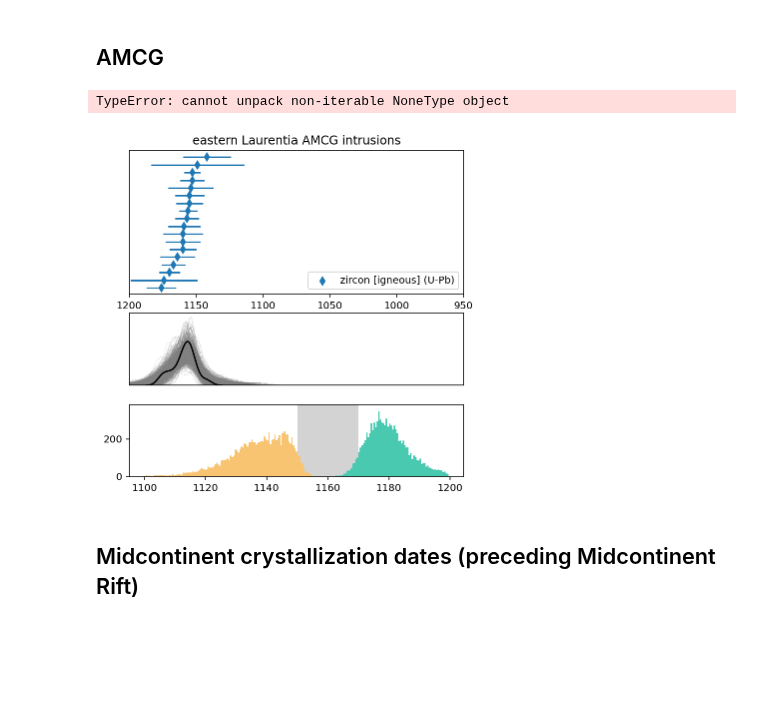
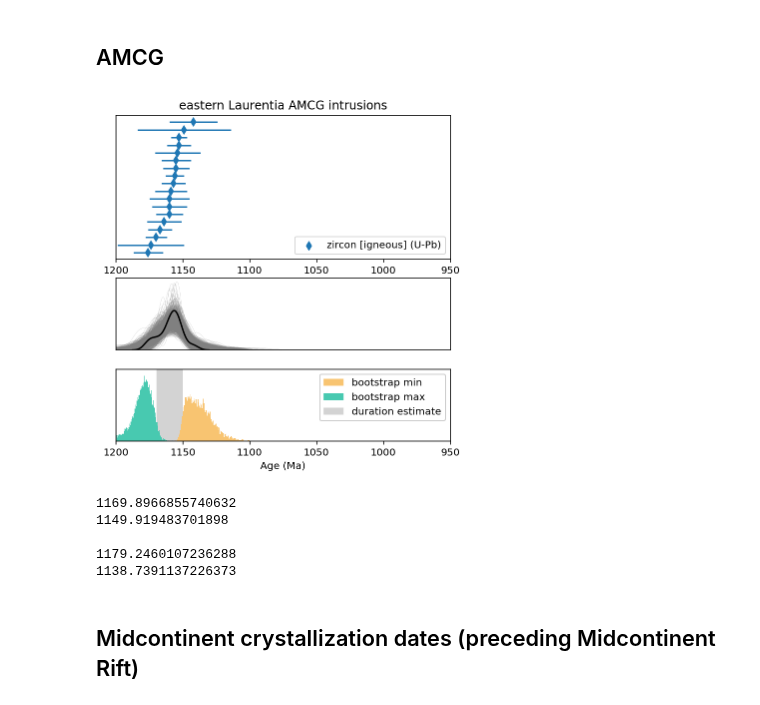
Before and after one commit to Swanson-Hysell/Mesoproterozoic_Turning_Point, a Jupyter notebook: code/Mesoprot_geochron.ipynb, the cells around one changed output. Cells and saved outputs as stored; diff of their text form; code cells hidden in the pictures; blank space fills up the shorter version.

Commit message:
tweaks to geochronology figures

```diff
--- a/code/Mesoprot_geochron.ipynb
+++ b/code/Mesoprot_geochron.ipynb
@@ -73,13 +73,16 @@ def bootstrap_calc_plot(dates,bootstrap_n=10000,kde_bandwidth=0.8,plot=True):
 
     return bootstrapped_maxs,bootstrapped_mins,max_age,min_age
 
-def plot_bootstrap_hist(bootstrapped_maxs,bootstrapped_mins,max_age,min_age,age_range_max=1200,age_range_min=1100):
+def plot_bootstrap_hist(bootstrapped_maxs,bootstrapped_mins,max_age,min_age,age_range_max=1200,age_range_min=1100,ylim='hist_max'):
     hist_min = plt.hist(bootstrapped_mins,bins=np.arange(age_range_min,age_range_max,0.5),label='bootstrap min',color='#F8C471')
     hist_max = plt.hist(bootstrapped_maxs,bins=np.arange(age_range_min,age_range_max,0.5),label='bootstrap max',color='#48C9B0')
     rect = patches.Rectangle((min_age, 0), max_age-min_age, np.max(hist_max[0])*30, facecolor='lightgrey',zorder=-1,label=
                         'duration estimate')
     plt.gca().add_patch(rect)
-    plt.ylim(0,np.max(hist_max[0])*1.1)
+    if ylim == 'hist_max':
+        plt.ylim(0,np.max(hist_max[0])*1.1)
+    if ylim == 'hist_min':
+        plt.ylim(0,np.max(hist_min[0])*2)
 # %%
 bootstrap_number = 10000
 # %% [markdown]
@@ -99,45 +102,50 @@ ax0.title.set_text('eastern Laurentia AMCG intrusions')
 
 plt.errorbar(AMCG_dates.Age,
              AMCG_dates.index,
              xerr=AMCG_dates.Error_Plus,
              fmt='d',color='C0',label='zircon crystallization')
 
 ax0.set_yticks([])
 
 plt.legend(handles=[zircon_marker],loc=4)
 plt.xlim(1200,950)
 
 ax1 = fig.add_subplot(spec[1])
 
 boot_maxs,boot_mins,AMCG_max,AMCG_min = bootstrap_calc_plot(AMCG_dates,bootstrap_n=bootstrap_number)
+AMCG_max_median = np.median(boot_maxs)
+AMCG_min_median = np.median(boot_mins)
+
 plt.xlim(1200,950)
 ax1.set_xticks([])
 ax1.set_yticks([])
 ax1.set_ylabel('')
 ax1.set_xlabel('')
 
 ax2 = fig.add_subplot(spec[2])
-boot_maxs,boot_mins,AMCG_max,AMCG_min = plot_bootstrap_hist(boot_maxs,boot_mins,AMCG_max,AMCG_min)
-
-AMCG_max_median = np.median(boot_maxs)
-AMCG_min_median = np.median(boot_mins)
+plot_bootstrap_hist(boot_maxs,boot_mins,AMCG_max,AMCG_min)
 
 plt.legend(framealpha=1)
 plt.xlim(1200,950)
 ax2.set_yticks([])
 plt.xlabel('Age (Ma)')
 
 plt.savefig('geochron_AMCG.png',dpi=300,bbox_inches='tight',pad_inches = 0.1)
 plt.show()
 # %% [output]
-TypeError: cannot unpack non-iterable NoneType object
-[figure, old version]
+[figure, new version]
 # %%
 print(AMCG_max)
 print(AMCG_min)
 print('')
 print(AMCG_max_median)
 print(AMCG_min_median)
+# %% [output]
+1169.8966855740632
+1149.919483701898
+
+1179.2460107236288
+1138.7391137226373
 # %% [markdown]
 ## Midcontinent crystallization dates (preceding Midcontinent Rift)
 # %%
```
Also changed, not shown: parts of 13 cells of this notebook, 8 other files.
